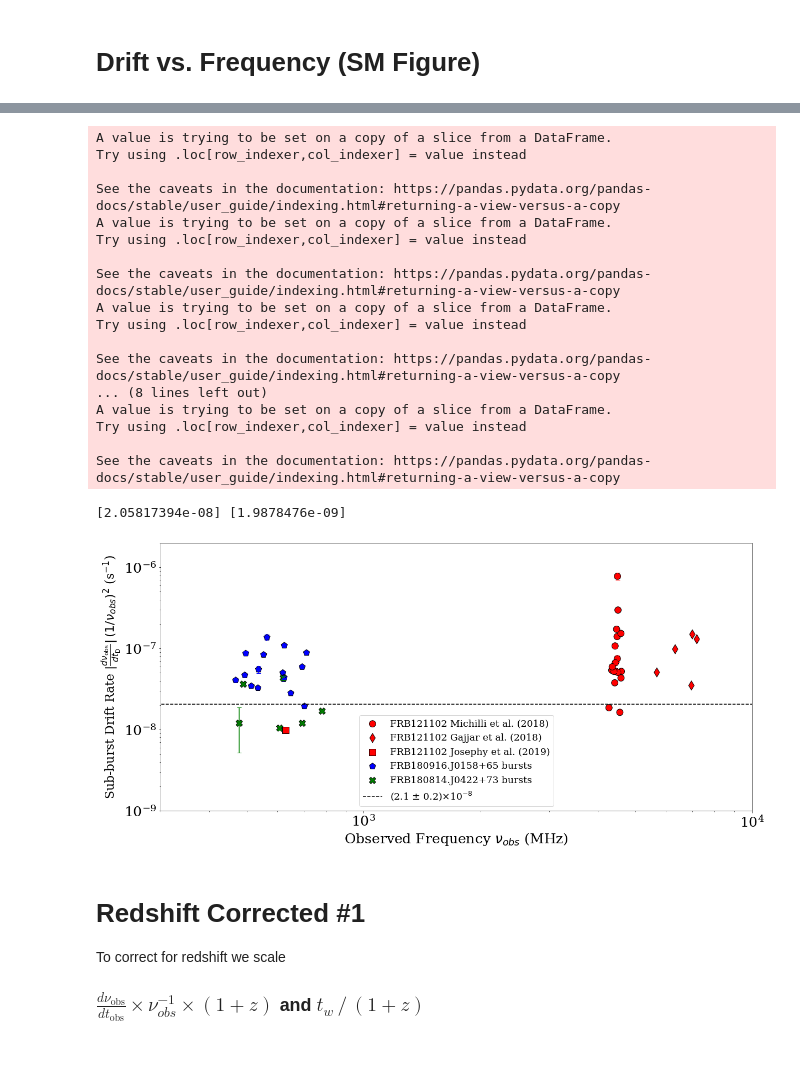
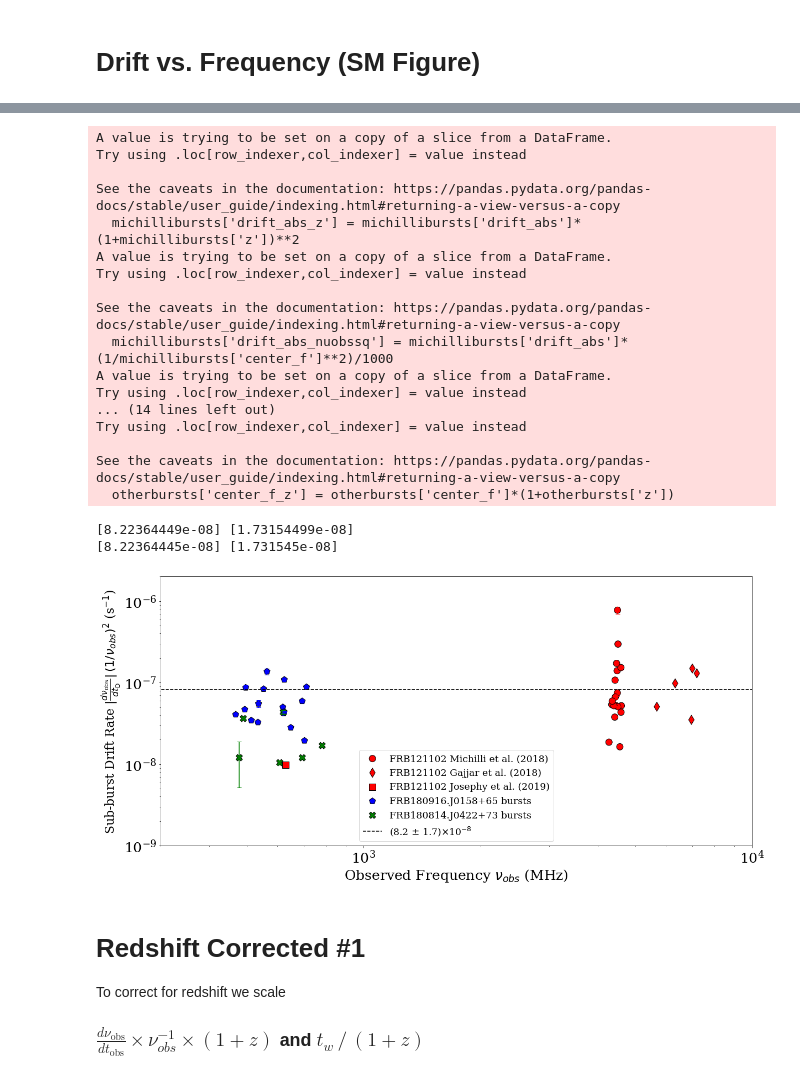
Before and after one commit to mef51/subdriftlaw, a Jupyter notebook: universal/DriftvsDuration_universal.ipynb, the cells around one changed output, grey strips where cells are left out. Cells and saved outputs as stored; diff of their text form; code cells hidden in the pictures.

```diff
--- a/universal/DriftvsDuration_universal.ipynb
+++ b/universal/DriftvsDuration_universal.ipynb
@@ -909,6 +940,9 @@ def drift_nuobs_expr(B, x):
 
 def drift_nuobs_expr_log(B, x):
     return B[0] + 2*x
+
+def constantmodel(x, c):
+    return c
 
 def drift_nuobs_sq(B, x):
     return B[0]*np.ones(x.shape)
@@ -990,8 +1024,9 @@ ax.set_ylabel('Sub-burst Drift Rate $\left|\\frac{d\\nu_\\mathrm{obs}}{dt_\\math
 allbursts = pd.concat([michillibursts, otherbursts, selectbursts180916, selectbursts180814])
 ### LINEAR FIT
 fitbitch = scipy.odr.RealData(allbursts['center_f'],
-                             allbursts['drift_abs_nuobssq'],
-                             sy=np.sqrt(allbursts['red_chisq'])*allbursts['drift error (mhz/ms)']*(1/allbursts['center_f']**2)/1000)
+                             allbursts['drift_abs_nuobssq'])#,
+                             #sy=np.sqrt(allbursts['red_chisq'])*allbursts['drift error (mhz/ms)']*(1/allbursts['center_f']**2)/1000,
+                             #sx=np.array(len(allbursts['center_f'])*[5000])*np.random.rand(len(allbursts['center_f'])))
 fitter_driftnuobs = scipy.odr.ODR(fitbitch, drift_nuobs_sq_model, beta0=[0.00003])
 fitter_driftnuobs.set_job(fit_type=0)
 fitdriftnuobs = fitter_driftnuobs.run()
@@ -1004,53 +1039,59 @@ fitdriftnuobs = fitter_driftnuobs.run()
 # fitter_driftnuobs.set_job(fit_type=0)
 # fitdriftnuobs = fitter_driftnuobs.run()
 
+x = np.linspace(0, 20000, num=2000)
+popt, pcov = scipy.optimize.curve_fit(constantmodel, x, allbursts['drift_abs_nuobssq'])#,
+                                      #sigma=np.sqrt(allbursts['red_chisq'])*allbursts['drift error (mhz/ms)']*(1/allbursts['center_f']**2)/1000,
+                                      #absolute_sigma=True)
+print(popt, np.sqrt(pcov)[0])
 ### Plot fits
-x = np.linspace(0, 20000, num=2000)
 xlog = np.log(x)
 print(fitdriftnuobs.beta, fitdriftnuobs.sd_beta)
 
-hacklbl = '(2.1 $\pm$ 0.2)$\\times$10$^{-8}$'
-lbl = '({:.1e} $\pm$ {:0.2e}) $\\nu_{{obs}}^{{2}} $'.format(fitdriftnuobs.beta[0], fitdriftnuobs.sd_beta[0])
+hacklbl = '(8.2 $\pm$ 1.7)$\\times$10$^{-8}$'
+lbl = '({:.1e} $\pm$ {:0.2e})'.format(fitdriftnuobs.beta[0], fitdriftnuobs.sd_beta[0])
 #plt.plot(x, fitdriftnuobs.beta[0]*np.ones(x.shape), 'k--', label=hacklbl)
-plt.plot(x, fitdriftnuobs.beta[0]*np.ones(x.shape), 'k--', label=hacklbl)
+# plt.plot(x, fitdriftnuobs.beta[0]*np.ones(x.shape), 'k--', label=hacklbl)
+plt.plot(x, popt[0]*np.ones(x.shape), 'k--', label=hacklbl)
 #plt.plot(x, fitdriftnuobs.beta[0]+2*x, l, label=str((round(fitdriftnuobs.beta[0], 6))) + ' $\\nu_{obs}^{2}$')
 
 # plt.xlim(2*10**2, 1*10**4)
 # plt.ylim(10**-1, 10**5)
 # plt.xlim(0, 10000); plt.ylim(-500, 20000)
 handles, labels = ax.get_legend_handles_labels()
 handles = [handles[1], handles[4], handles[5], handles[2], handles[3], handles[0]]
 labels = [labels[1], labels[4], labels[5], labels[2], labels[3], labels[0]]
 plt.legend(handles, labels, fontsize='xx-large', loc=8)
 
 ###
 plt.xlim(3*10**2, 10**4)
 plt.ylim(10**-9, 2*10**-6)
 
 # plt.title("Non Redshift Corrected", size=20)
 #plt.title("FRB121102, FRB180916.J0158+65, and FRB180814.J0422+73", size=20)
 plt.tight_layout()
 # plt.savefig('driftvsnuobs_log.pdf')
 # %% [output]
 A value is trying to be set on a copy of a slice from a DataFrame.
 Try using .loc[row_indexer,col_indexer] = value instead
 
 See the caveats in the documentation: https://pandas.pydata.org/pandas-docs/stable/user_guide/indexing.html#returning-a-view-versus-a-copy
+  michillibursts['drift_abs_z'] = michillibursts['drift_abs']*(1+michillibursts['z'])**2
 A value is trying to be set on a copy of a slice from a DataFrame.
 Try using .loc[row_indexer,col_indexer] = value instead
 
 See the caveats in the documentation: https://pandas.pydata.org/pandas-docs/stable/user_guide/indexing.html#returning-a-view-versus-a-copy
+  michillibursts['drift_abs_nuobssq'] = michillibursts['drift_abs']*(1/michillibursts['center_f']**2)/1000
 A value is trying to be set on a copy of a slice from a DataFrame.
+Try using .loc[row_indexer,col_indexer] = value instead
+... (14 lines left out)
 Try using .loc[row_indexer,col_indexer] = value instead
 
 See the caveats in the documentation: https://pandas.pydata.org/pandas-docs/stable/user_guide/indexing.html#returning-a-view-versus-a-copy
-... (8 lines left out)
-A value is trying to be set on a copy of a slice from a DataFrame.
-Try using .loc[row_indexer,col_indexer] = value instead
-
-See the caveats in the documentation: https://pandas.pydata.org/pandas-docs/stable/user_guide/indexing.html#returning-a-view-versus-a-copy
+  otherbursts['center_f_z'] = otherbursts['center_f']*(1+otherbursts['z'])
-[2.05817394e-08] [1.9878476e-09]
+[8.22364449e-08] [1.73154499e-08]
+[8.22364445e-08] [1.731545e-08]
-[figure, old version]
+[figure, new version]
 # %% [markdown]
 # Redshift Corrected #1
 
```
Also changed, not shown: parts of 9 cells of this notebook, 5 other files.
